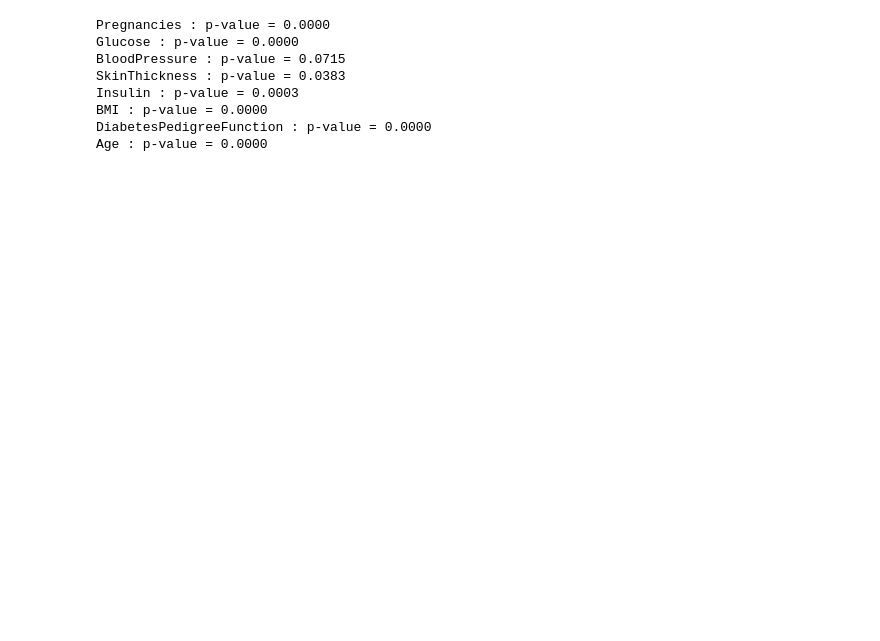
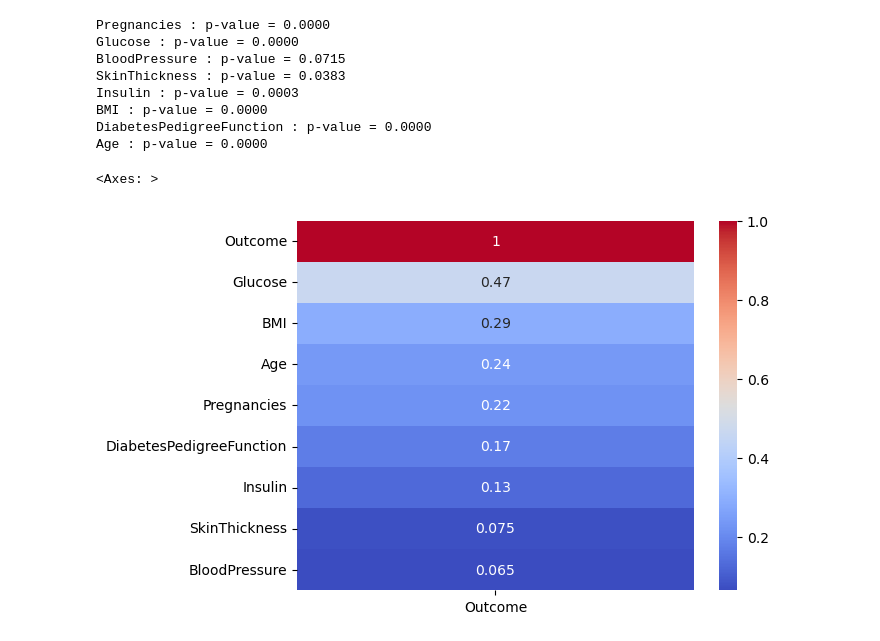
Before and after one commit to touXik/Diab-te-d-tection, a Jupyter notebook: notebooks/2)Exploration de données.ipynb, the cells around one changed output. Saved outputs shown, nothing was run; the diff lists cells and outputs as text; code cells hidden in the pictures; blank space fills up the shorter version.

```diff
--- a/notebooks/2)Exploration de données.ipynb
+++ b/notebooks/2)Exploration de données.ipynb
@@ -335,3 +281,9 @@ Insulin : p-value = 0.0003
 BMI : p-value = 0.0000
 DiabetesPedigreeFunction : p-value = 0.0000
 Age : p-value = 0.0000
+# %%
+corr = df.corr(numeric_only=True)
+sns.heatmap(corr[['Outcome']].sort_values(by='Outcome', ascending=False), annot=True, cmap='coolwarm')
+# %% [output]
+<Axes: >
+[figure, added]
```
Also changed, not shown: parts of 4 cells of this notebook.
